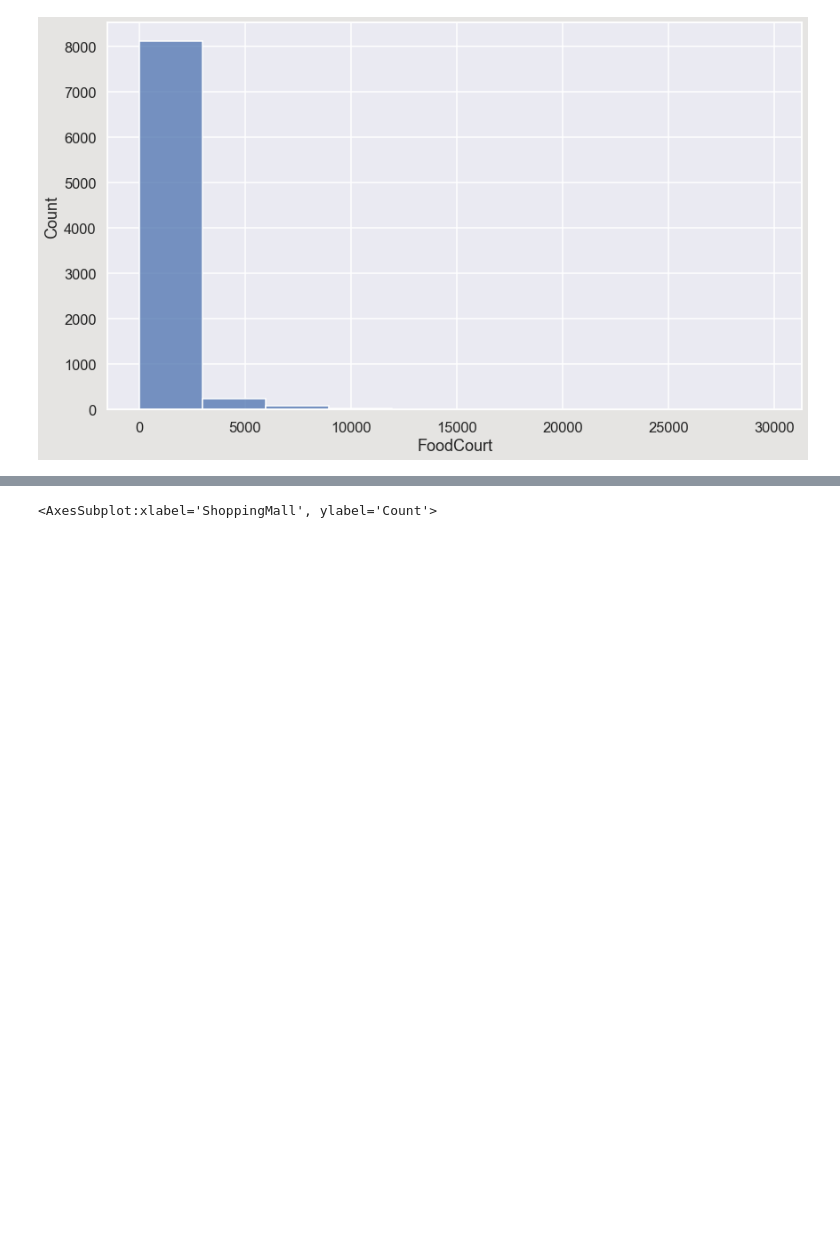
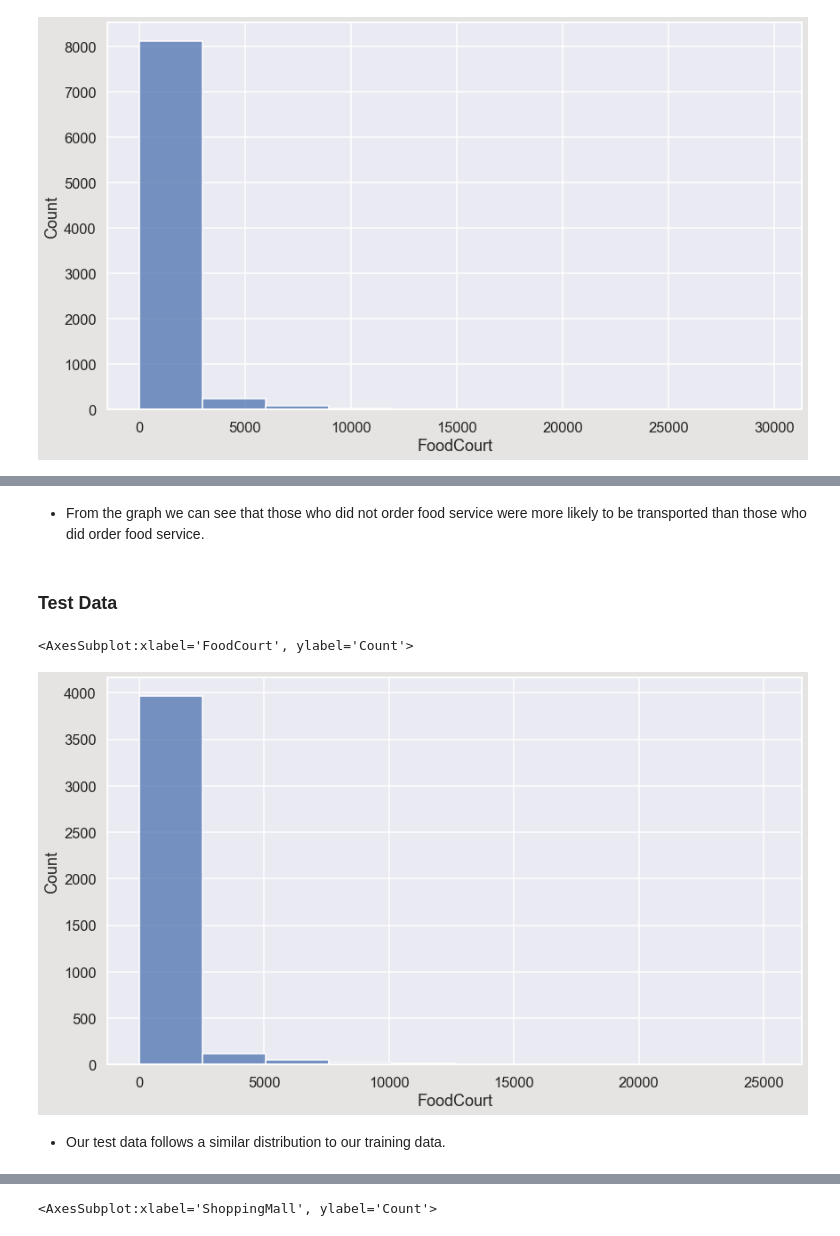
Before and after one commit to bustyAI/Interstellar-Disaster, a Jupyter notebook: spaceship_titanic.ipynb, the cells around one changed output, grey strips where cells are left out. Cells and saved outputs as stored; diff of their text form; code cells hidden in the pictures; blank space fills up the shorter version.

```diff
--- a/spaceship_titanic.ipynb
+++ b/spaceship_titanic.ipynb
@@ -746,0 +782,11 @@ sns.histplot(data=train_df, x="FoodCourt", bins=10)
+# %% [markdown]
+- From the graph we can see that those who did not order food service were more likely to be transported than those who did order food service.
+# %% [markdown]
+### Test Data
+# %%
+sns.histplot(data=test_df, x="FoodCourt", bins=10)
+# %% [output]
+<AxesSubplot:xlabel='FoodCourt', ylabel='Count'>
+[figure, added]
+# %% [markdown]
+- Our test data follows a similar distribution to our training data.
```
Also changed, not shown: parts of 58 cells of this notebook.
